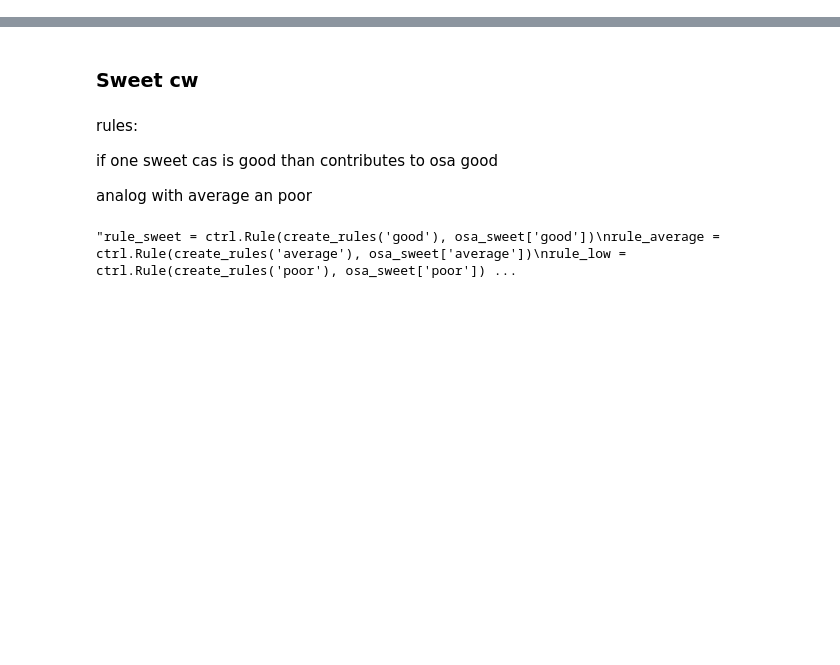
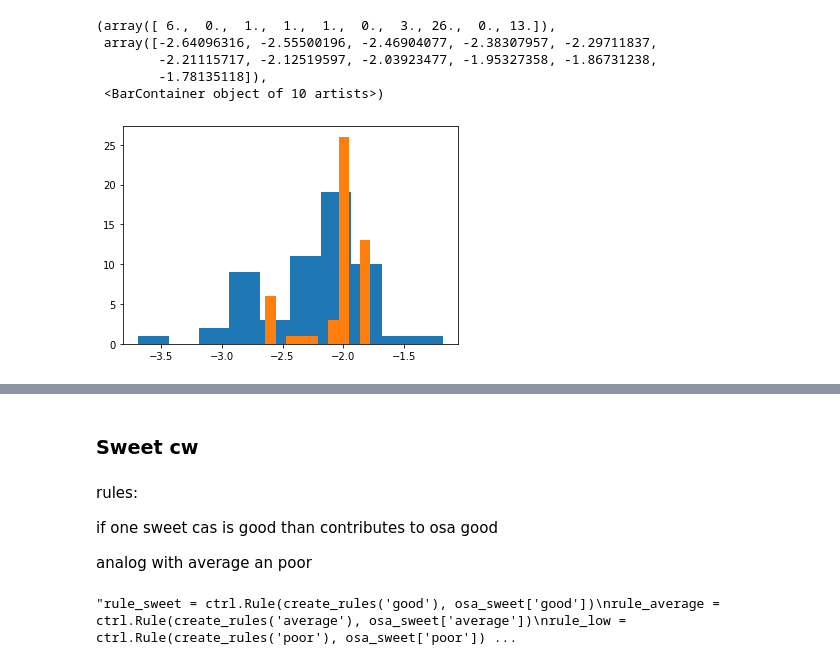
Before and after one commit to rengesf/flavorpred, a Jupyter notebook: FuzzySweet.ipynb, the cells around one changed output, grey strips where cells are left out. Cells and saved outputs as stored; diff of their text form; code cells hidden in the pictures; blank space fills up the shorter version.

```diff
--- a/FuzzySweet.ipynb
+++ b/FuzzySweet.ipynb
@@ -113,0 +527,10 @@ cas_003 : 3
+# %%
+plt.hist(sweet_ms_df_FN.min())
+plt.hist(sweet_ms_df_0005.min())
+# %% [output]
+(array([ 6.,  0.,  1.,  1.,  1.,  0.,  3., 26.,  0., 13.]),
+ array([-2.64096316, -2.55500196, -2.46904077, -2.38307957, -2.29711837,
+        -2.21115717, -2.12519597, -2.03923477, -1.95327358, -1.86731238,
+        -1.78135118]),
+ <BarContainer object of 10 artists>)
+[figure, added]
```
Also changed, not shown: parts of 109 cells of this notebook.
